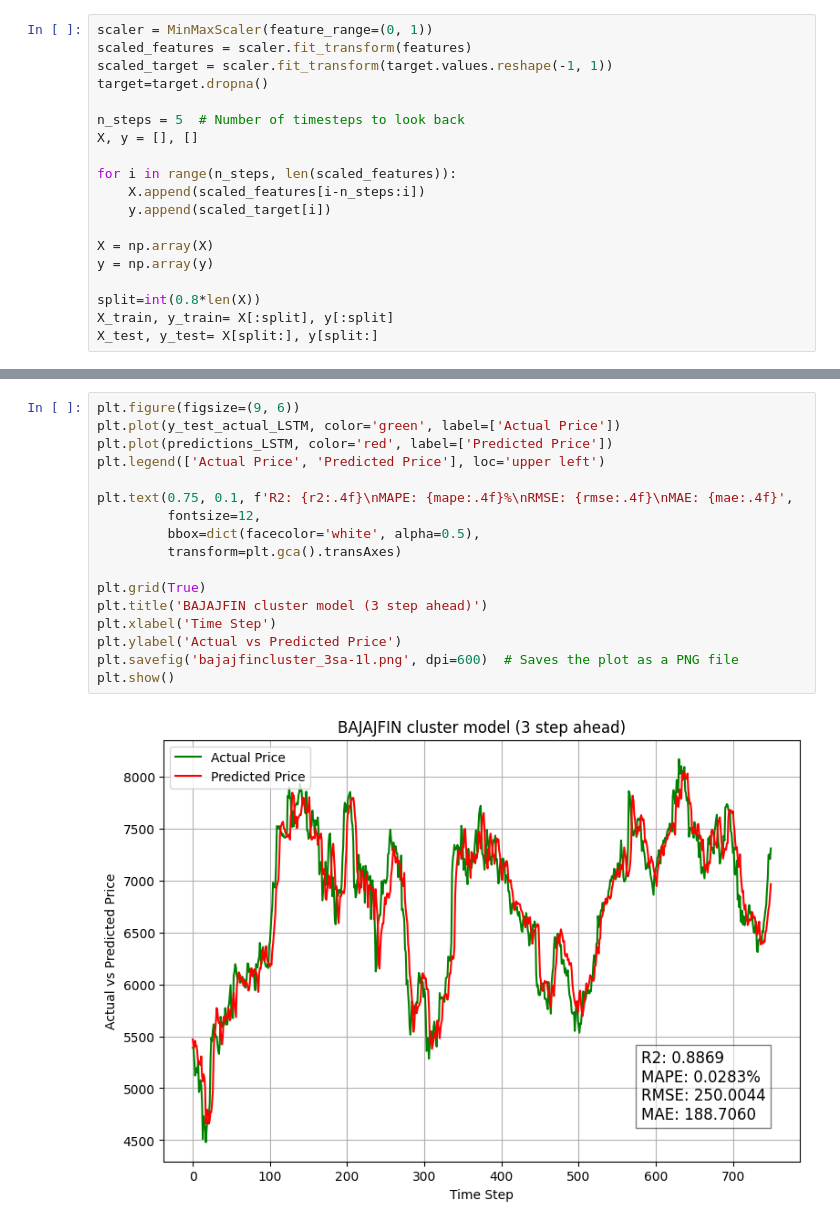
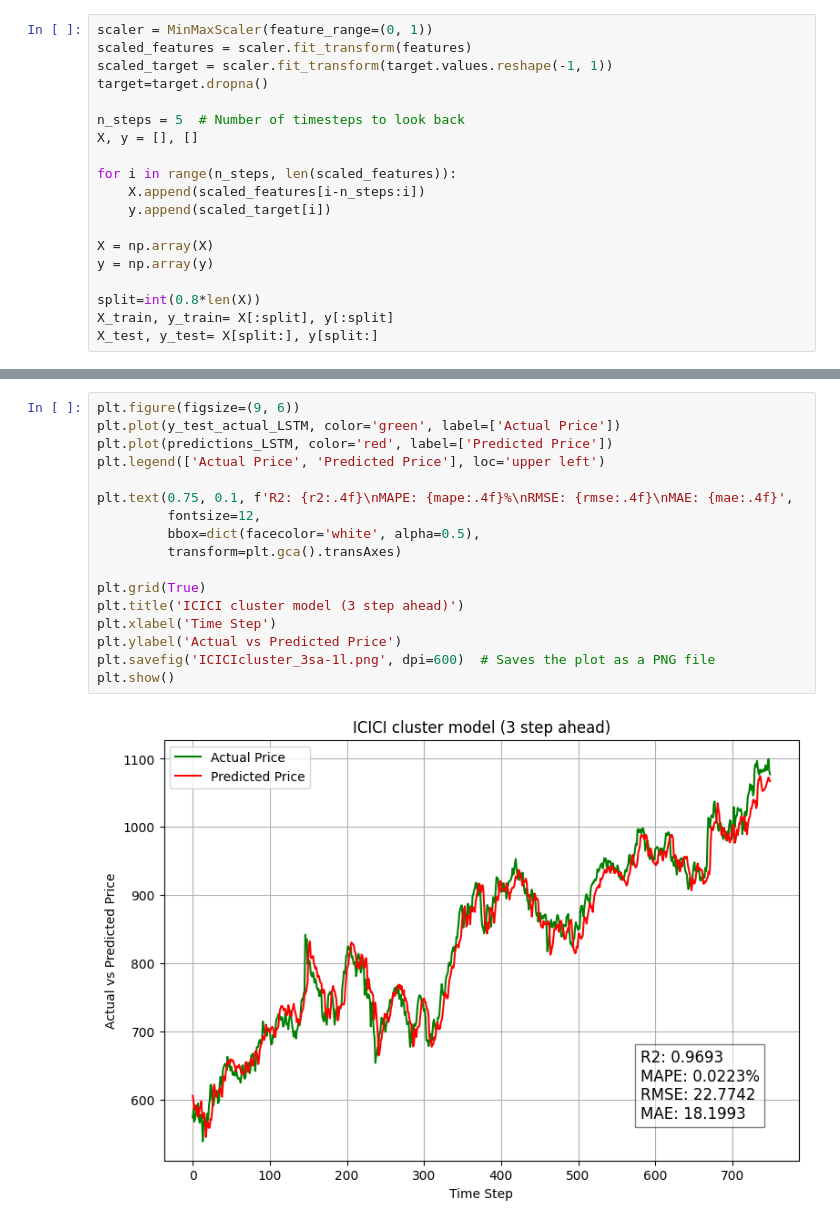
Before and after one commit to bvsdinda/Multi-step-ahead-prediction-using-k-means-TPE-LSTM, a Jupyter notebook: cluster model3.ipynb, the cells around one changed output, grey strips where cells are left out. Drawn from its saved outputs; the diff is of its cells as text.

```diff
--- a/cluster model3.ipynb
+++ b/cluster model3.ipynb
@@ -114,22 +114,22 @@ MAE: 188.7060
-# %%
-plt.figure(figsize=(9, 6))
-plt.plot(y_test_actual_LSTM, color='green', label=['Actual Price'])
-plt.plot(predictions_LSTM, color='red', label=['Predicted Price'])
-plt.legend(['Actual Price', 'Predicted Price'], loc='upper left')
-
-plt.text(0.75, 0.1, f'R2: {r2:.4f}\nMAPE: {mape:.4f}%\nRMSE: {rmse:.4f}\nMAE: {mae:.4f}',
-         fontsize=12,
-         bbox=dict(facecolor='white', alpha=0.5),
-         transform=plt.gca().transAxes)
-
-plt.grid(True)
-plt.title('BAJAJFIN cluster model (3 step ahead)')
-plt.xlabel('Time Step')
-plt.ylabel('Actual vs Predicted Price')
-plt.savefig('bajajfincluster_3sa-1l.png', dpi=600)  # Saves the plot as a PNG file
-plt.show()
-# %% [output]
-[figure, removed]
+# %%
+plt.figure(figsize=(9, 6))
+plt.plot(y_test_actual_LSTM, color='green', label=['Actual Price'])
+plt.plot(predictions_LSTM, color='red', label=['Predicted Price'])
+plt.legend(['Actual Price', 'Predicted Price'], loc='upper left')
+
+plt.text(0.75, 0.1, f'R2: {r2:.4f}\nMAPE: {mape:.4f}%\nRMSE: {rmse:.4f}\nMAE: {mae:.4f}',
+         fontsize=12,
+         bbox=dict(facecolor='white', alpha=0.5),
+         transform=plt.gca().transAxes)
+
+plt.grid(True)
+plt.title('ICICI cluster model (3 step ahead)')
+plt.xlabel('Time Step')
+plt.ylabel('Actual vs Predicted Price')
+plt.savefig('ICICIcluster_3sa-1l.png', dpi=600)  # Saves the plot as a PNG file
+plt.show()
+# %% [output]
+[figure, added]
 # %%
 model_lstm.predict(X_train)
 
```
Also changed, not shown: parts of 24 cells of this notebook, 6 other files.
